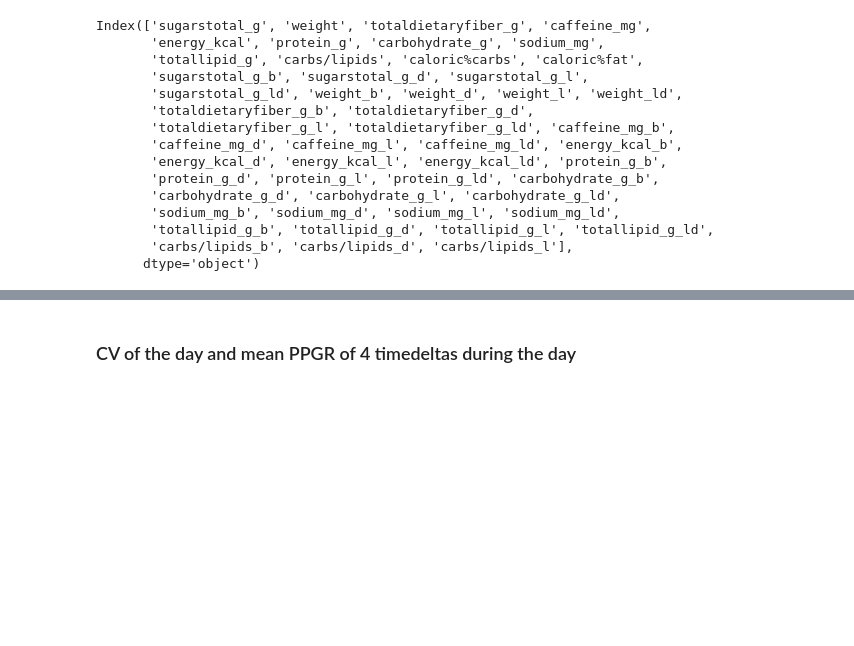
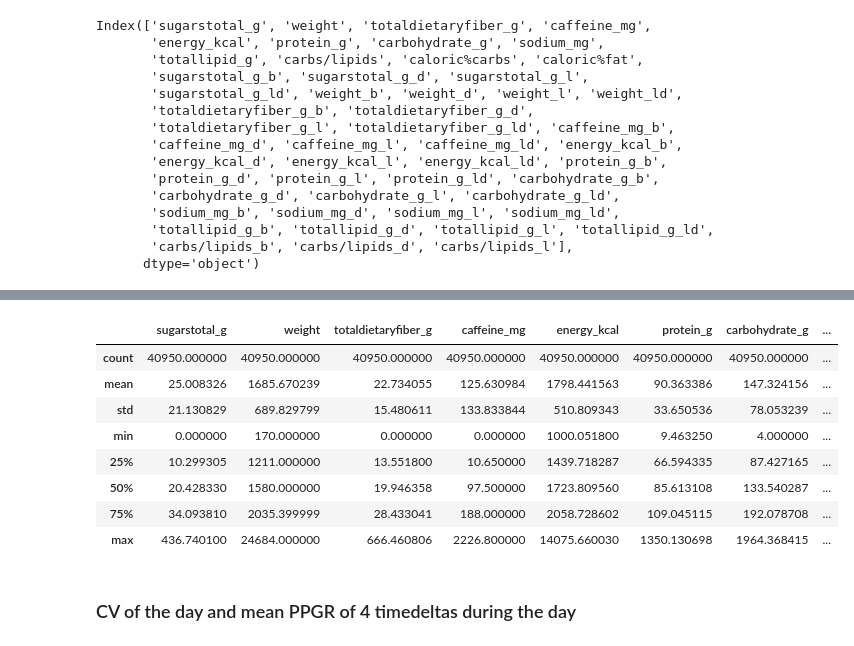
Before and after one commit to ElviraMingazova/MA_Thesis, a Jupyter notebook: Predictions from the diet and personal features.ipynb, the cells around one changed output, grey strips where cells are left out. Saved outputs shown, nothing was run; the diff lists cells and outputs as text; code cells hidden in the pictures; blank space fills up the shorter version.

```diff
--- a/Predictions from the diet and personal features.ipynb
+++ b/Predictions from the diet and personal features.ipynb
@@ -309,3 +325,15 @@ Index(['sugarstotal_g', 'weight', 'totaldietaryfiber_g', 'caffeine_mg',
+# %%
+diet_all.iloc[:,:12].describe()
+# %% [output]
+|  | sugarstotal_g | weight | totaldietaryfiber_g | caffeine_mg | energy_kcal | protein_g | carbohydrate_g | ... |
+| count | 40950.000000 | 40950.000000 | 40950.000000 | 40950.000000 | 40950.000000 | 40950.000000 | 40950.000000 | ... |
+| mean | 25.008326 | 1685.670239 | 22.734055 | 125.630984 | 1798.441563 | 90.363386 | 147.324156 | ... |
+| std | 21.130829 | 689.829799 | 15.480611 | 133.833844 | 510.809343 | 33.650536 | 78.053239 | ... |
+| min | 0.000000 | 170.000000 | 0.000000 | 0.000000 | 1000.051800 | 9.463250 | 4.000000 | ... |
+| 25% | 10.299305 | 1211.000000 | 13.551800 | 10.650000 | 1439.718287 | 66.594335 | 87.427165 | ... |
+| 50% | 20.428330 | 1580.000000 | 19.946358 | 97.500000 | 1723.809560 | 85.613108 | 133.540287 | ... |
+| 75% | 34.093810 | 2035.399999 | 28.433041 | 188.000000 | 2058.728602 | 109.045115 | 192.078708 | ... |
+| max | 436.740100 | 24684.000000 | 666.460806 | 2226.800000 | 14075.660030 | 1350.130698 | 1964.368415 | ... |
 # %% [markdown]
 ### CV of the day and mean PPGR of 4 timedeltas during the day
 # %%
```
Also changed, not shown: parts of 10 cells of this notebook.
